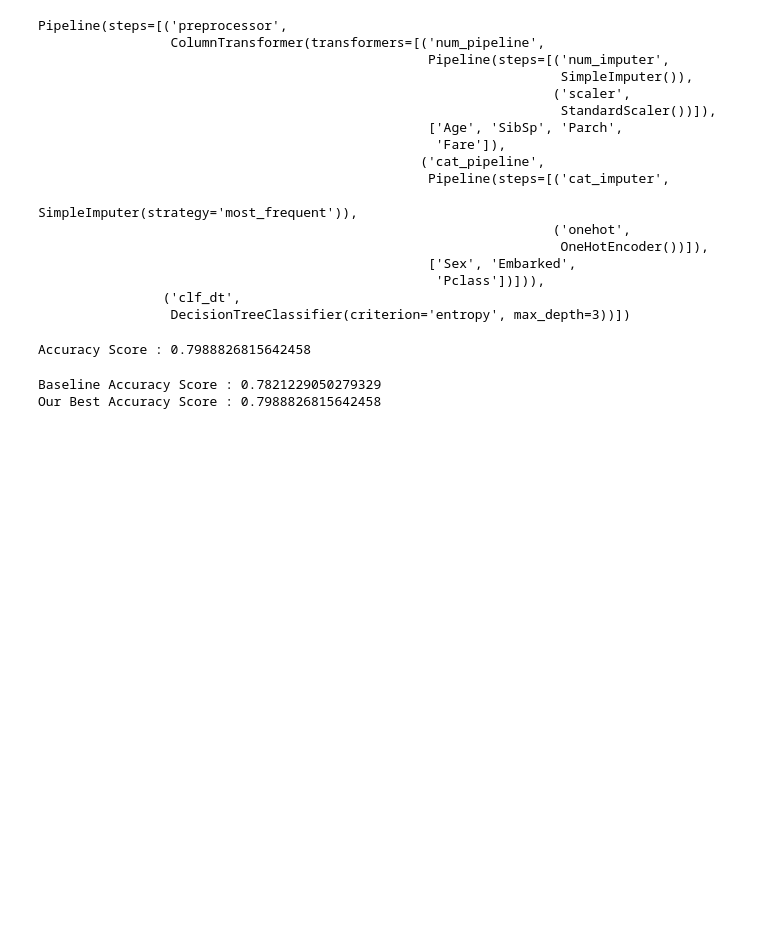
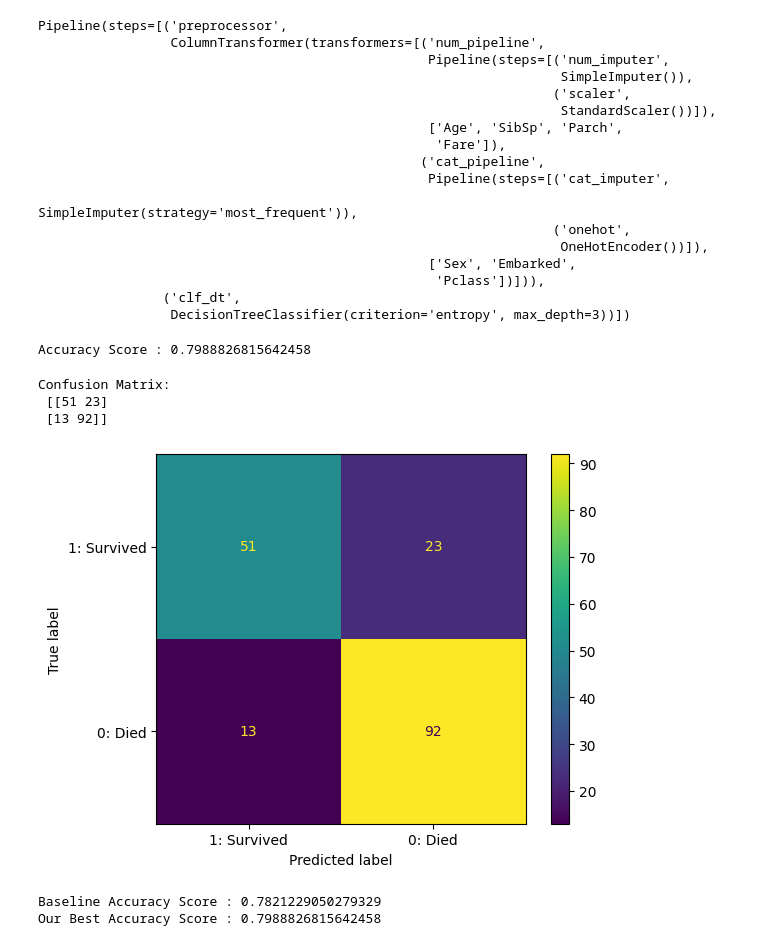
Before and after one commit to harrywang/mini-ml, a Jupyter notebook: mini-ml.ipynb, the cells around one changed output. Cells and saved outputs as stored; diff of their text form; code cells hidden in the pictures; blank space fills up the shorter version.

```diff
--- a/mini-ml.ipynb
+++ b/mini-ml.ipynb
@@ -558,6 +558,27 @@ y_pred = clf_best.predict(X_test)
 print(f'Accuracy Score : {accuracy_score(y_test, y_pred)}')
 # %% [output]
 Accuracy Score : 0.7988826815642458
+# %%
+# plot the confusion matrix with default label order (ascending order, 0, 1, etc.)
+# NOTE, the True Positive is in the bottom right quadrant
+plt.style.use('default') # use default styple for confusion matrix plots
+
+from sklearn.metrics import plot_confusion_matrix
+
+#matrix = plot_confusion_matrix(clf_best, X_test, y_test) # the default confusion matrix
+
+# plot the confusion matrix with preferred label order and label name
+# true positive in the left upper quadrant
+class_names = ['1: Survived', '0: Died']
+matrix = plot_confusion_matrix(clf_best, X_test, y_test, labels=[1, 0], display_labels=class_names)
+
+# disp.confusion_matrix returns confusion matrix as an array
+print(f'Confusion Matrix: \n {matrix.confusion_matrix}' )
+# %% [output]
+Confusion Matrix:
+ [[51 23]
+ [13 92]]
+[figure, added]
 # %%
 # our model is better than the base line - good
 print(f'Baseline Accuracy Score : {accuracy_score(y_test, baseline_pred)}')
```
Also changed, not shown: parts of 13 cells of this notebook.
